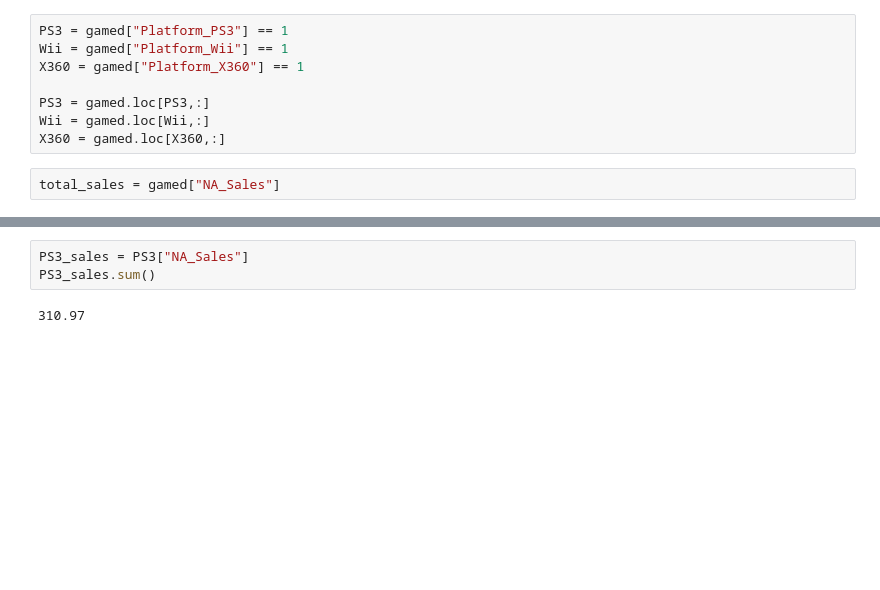
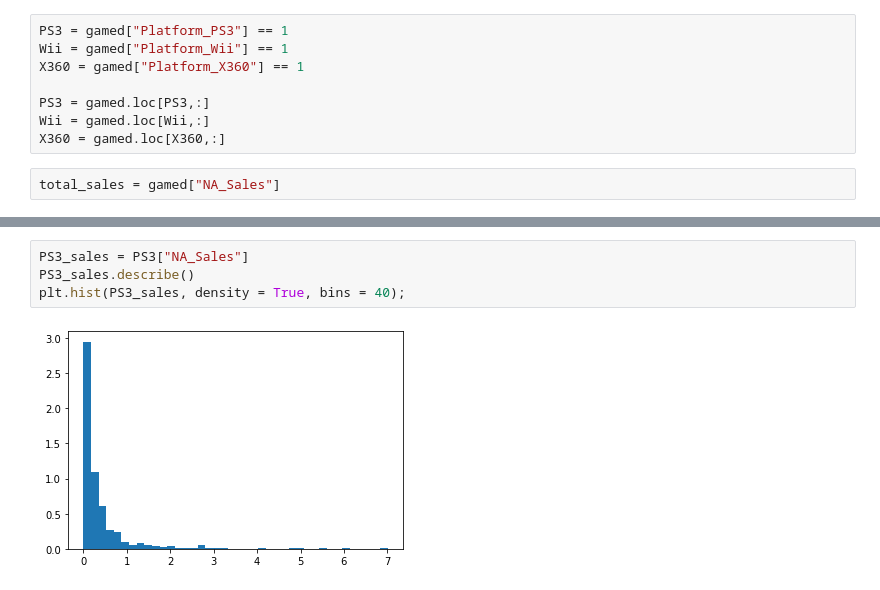
Before and after one commit to leonardoffe/Projeto-2-CDados, a Jupyter notebook: Projeto 2.ipynb, the cells around one changed output, grey strips where cells are left out. Saved outputs shown, nothing was run; the diff lists cells and outputs as text; blank space fills up the shorter version.

Commit message:
mais histogramas e describe dos consoles

```diff
--- a/Projeto 2.ipynb
+++ b/Projeto 2.ipynb
@@ -86,7 +86,8 @@ plt.hist(total_sales, density = True, bins = 40);
 # %%
 PS3_sales = PS3["NA_Sales"]
-PS3_sales.sum()
+PS3_sales.describe()
+plt.hist(PS3_sales, density = True, bins = 40);
 # %% [output]
-310.97
+[figure, added]
 # %%
 X360_sales = X360["NA_Sales"]
```
Also changed, not shown: parts of 3 cells of this notebook.
